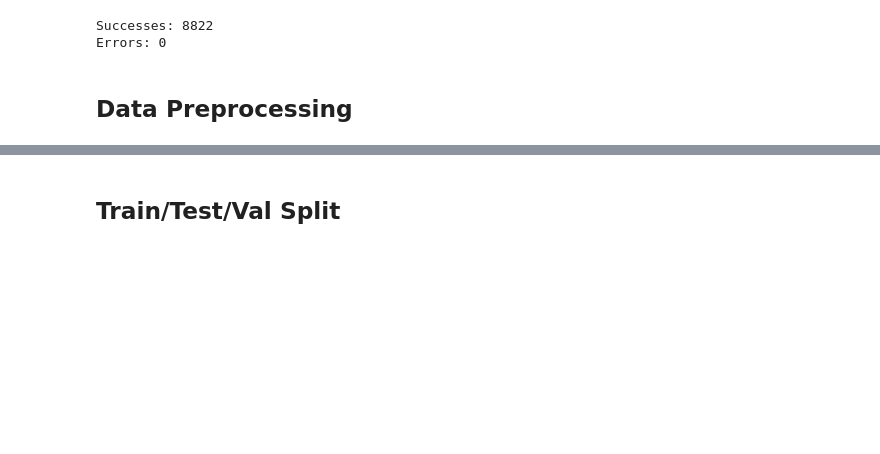
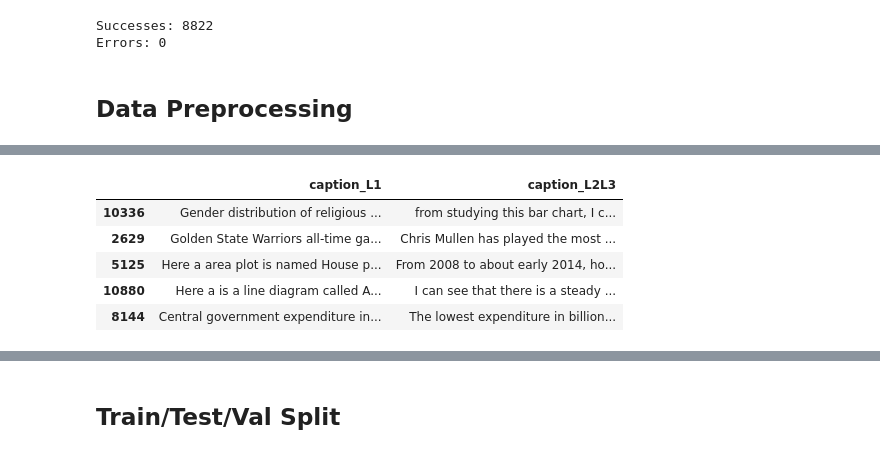
Before and after one commit to mitvis/vistext, a Jupyter notebook: Dataset Generation & Processing.ipynb, the cells around one changed output, grey strips where cells are left out. Cells and saved outputs as stored; diff of their text form; code cells hidden in the pictures; blank space fills up the shorter version.

```diff
--- a/Dataset Generation & Processing.ipynb
+++ b/Dataset Generation & Processing.ipynb
@@ -107,3 +117,13 @@ df_joint.head()
+# %%
+## unit test manual check of L1 vs L2L3 results
+df_joint.loc[:, ["caption_L1", "caption_L2L3"]].sample(n=5)
+# %% [output]
+|  | caption_L1 | caption_L2L3 |
+| 10336 | Gender distribution of religious ... | from studying this bar chart, I c... |
+| 2629 | Golden State Warriors all-time ga... | Chris Mullen has played the most ... |
+| 5125 | Here a area plot is named House p... | From 2008 to about early 2014, ho... |
+| 10880 | Here a is a line diagram called A... | I can see that there is a steady ... |
+| 8144 | Central government expenditure in... | The lowest expenditure in billion... |
 # %%
 df_joint["img_id"] = df_joint["img_id"].map(str)
 captionnumber = df_joint["img_id"] + "_" + df_joint.groupby("img_id").cumcount().add(1).astype(str).str.zfill(2)
```
Also changed, not shown: parts of 11 cells of this notebook.
